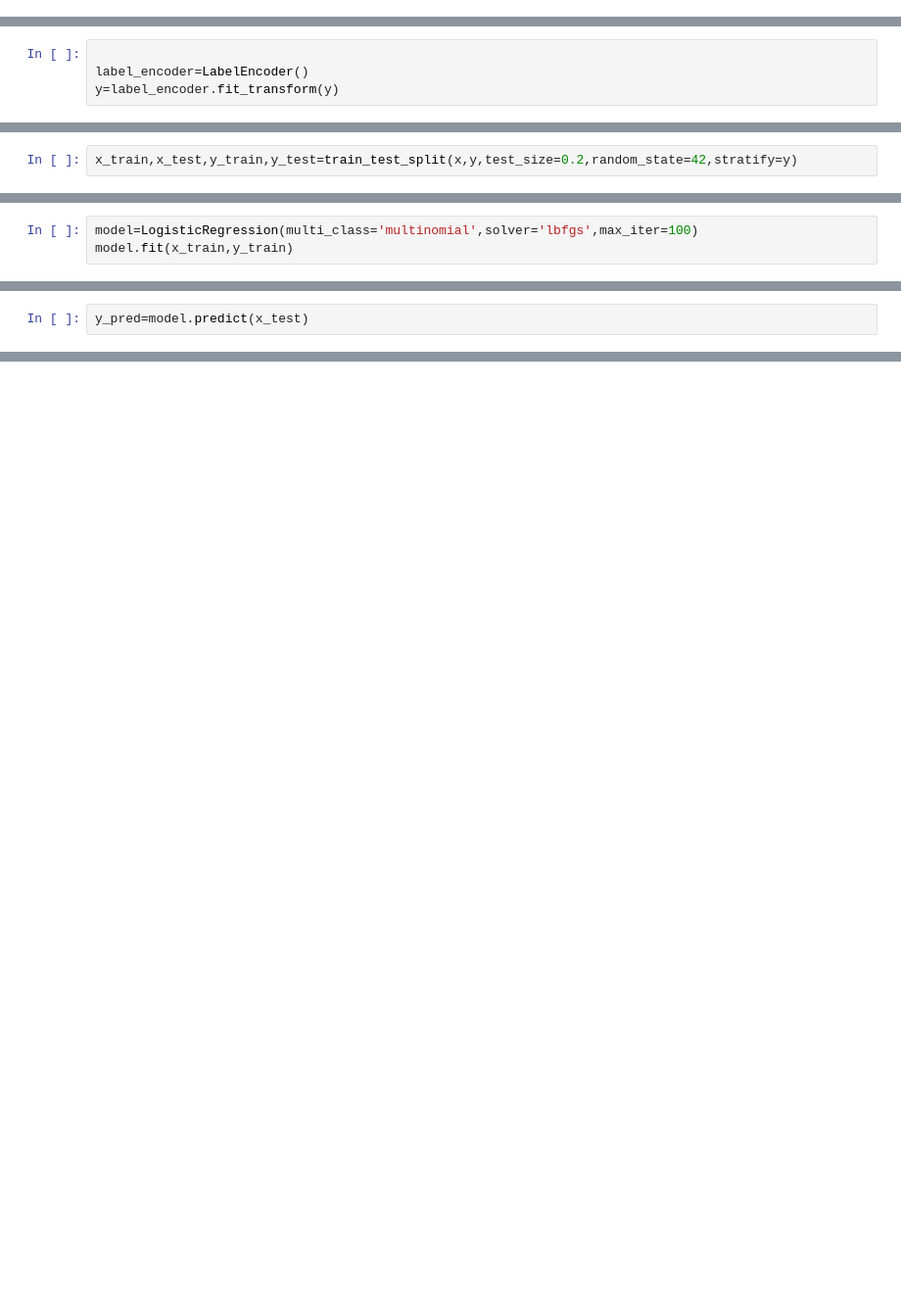
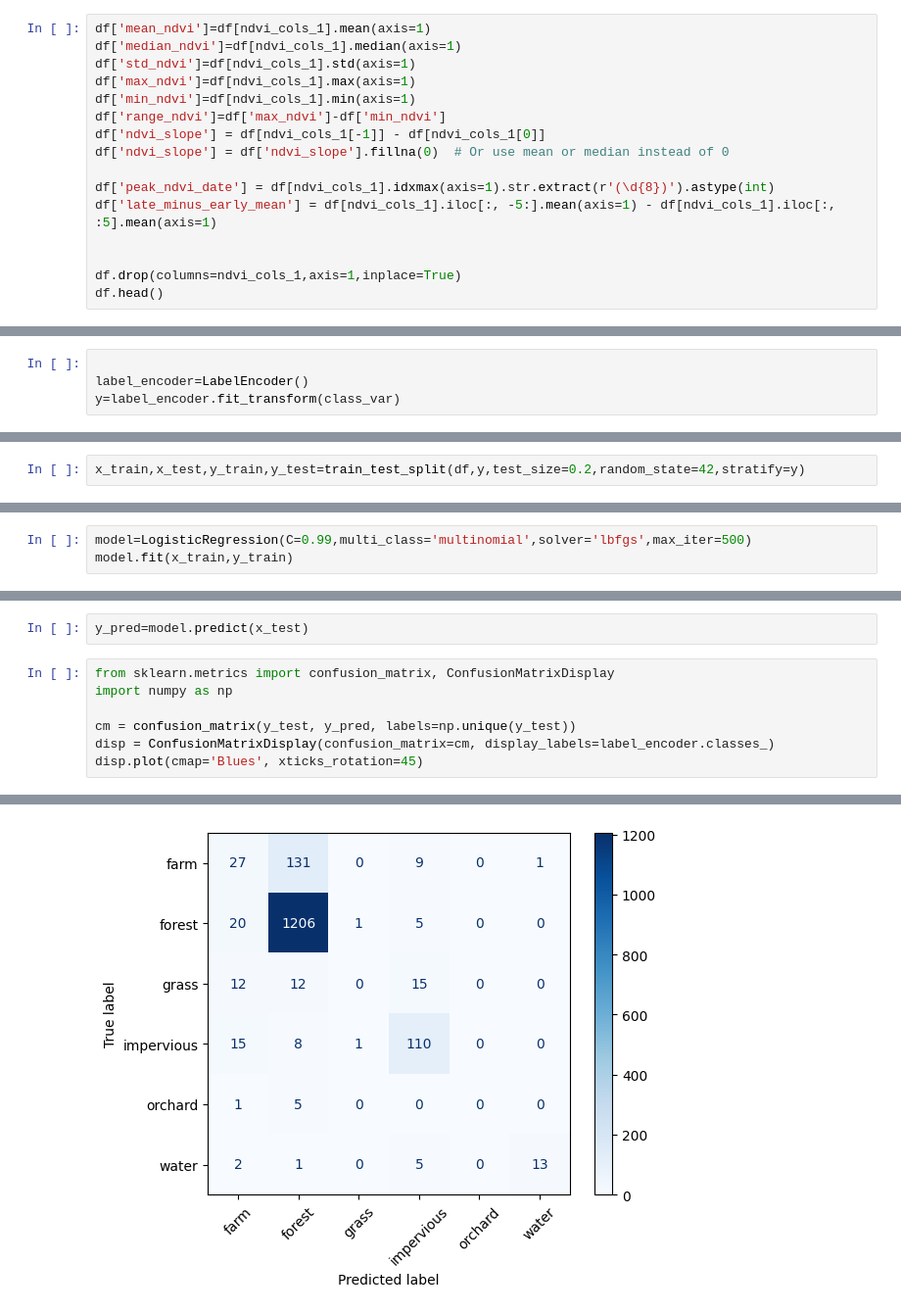
Before and after one commit to vidyaa01/summer-analytics-mid-hackathon, a Jupyter notebook: model.ipynb, the cells around one changed output, grey strips where cells are left out. Shown at 98% size. Saved outputs shown, nothing was run; the diff lists cells and outputs as text; blank space fills up the shorter version.

```diff
--- a/model.ipynb
+++ b/model.ipynb
@@ -56,0 +77,16 @@ x
+# %%
+df['mean_ndvi']=df[ndvi_cols_1].mean(axis=1)
+df['median_ndvi']=df[ndvi_cols_1].median(axis=1)
+df['std_ndvi']=df[ndvi_cols_1].std(axis=1)
+df['max_ndvi']=df[ndvi_cols_1].max(axis=1)
+df['min_ndvi']=df[ndvi_cols_1].min(axis=1)
+df['range_ndvi']=df['max_ndvi']-df['min_ndvi']
+df['ndvi_slope'] = df[ndvi_cols_1[-1]] - df[ndvi_cols_1[0]]
+df['ndvi_slope'] = df['ndvi_slope'].fillna(0)  # Or use mean or median instead of 0
+
+df['peak_ndvi_date'] = df[ndvi_cols_1].idxmax(axis=1).str.extract(r'(\d{8})').astype(int)
+df['late_minus_early_mean'] = df[ndvi_cols_1].iloc[:, -5:].mean(axis=1) - df[ndvi_cols_1].iloc[:, :5].mean(axis=1)
+
+
+df.drop(columns=ndvi_cols_1,axis=1,inplace=True)
+df.head()
@@ -57,4 +117,4 @@ x
 # %%
 
 label_encoder=LabelEncoder()
-y=label_encoder.fit_transform(y)
+y=label_encoder.fit_transform(class_var)
@@ -78,2 +121,2 @@ x
 # %%
-x_train,x_test,y_train,y_test=train_test_split(x,y,test_size=0.2,random_state=42,stratify=y)
+x_train,x_test,y_train,y_test=train_test_split(df,y,test_size=0.2,random_state=42,stratify=y)
@@ -80,5 +127,5 @@ x_train,x_test,y_train,y_test=train_test_split(x,y,test_size=0.2,random_state=42
 # %%
-model=LogisticRegression(multi_class='multinomial',solver='lbfgs',max_iter=100)
+model=LogisticRegression(C=0.99,multi_class='multinomial',solver='lbfgs',max_iter=500)
 model.fit(x_train,y_train)
 # %% [output]
 STOP: TOTAL NO. of ITERATIONS REACHED LIMIT.
@@ -92,2 +139,10 @@ LogisticRegression(multi_class='multinomial')
 # %%
 y_pred=model.predict(x_test)
+# %%
+from sklearn.metrics import confusion_matrix, ConfusionMatrixDisplay
+import numpy as np
+
+cm = confusion_matrix(y_test, y_pred, labels=np.unique(y_test))
+disp = ConfusionMatrixDisplay(confusion_matrix=cm, display_labels=label_encoder.classes_)
+disp.plot(cmap='Blues', xticks_rotation=45)
+# %% [output]
@@ -94,3 +150,4 @@ y_pred=model.predict(x_test)
+[figure, added]
 # %%
 print(classification_report(y_test,
                             y_pred,
```
Also changed, not shown: parts of 20 cells of this notebook, 1 other file.
